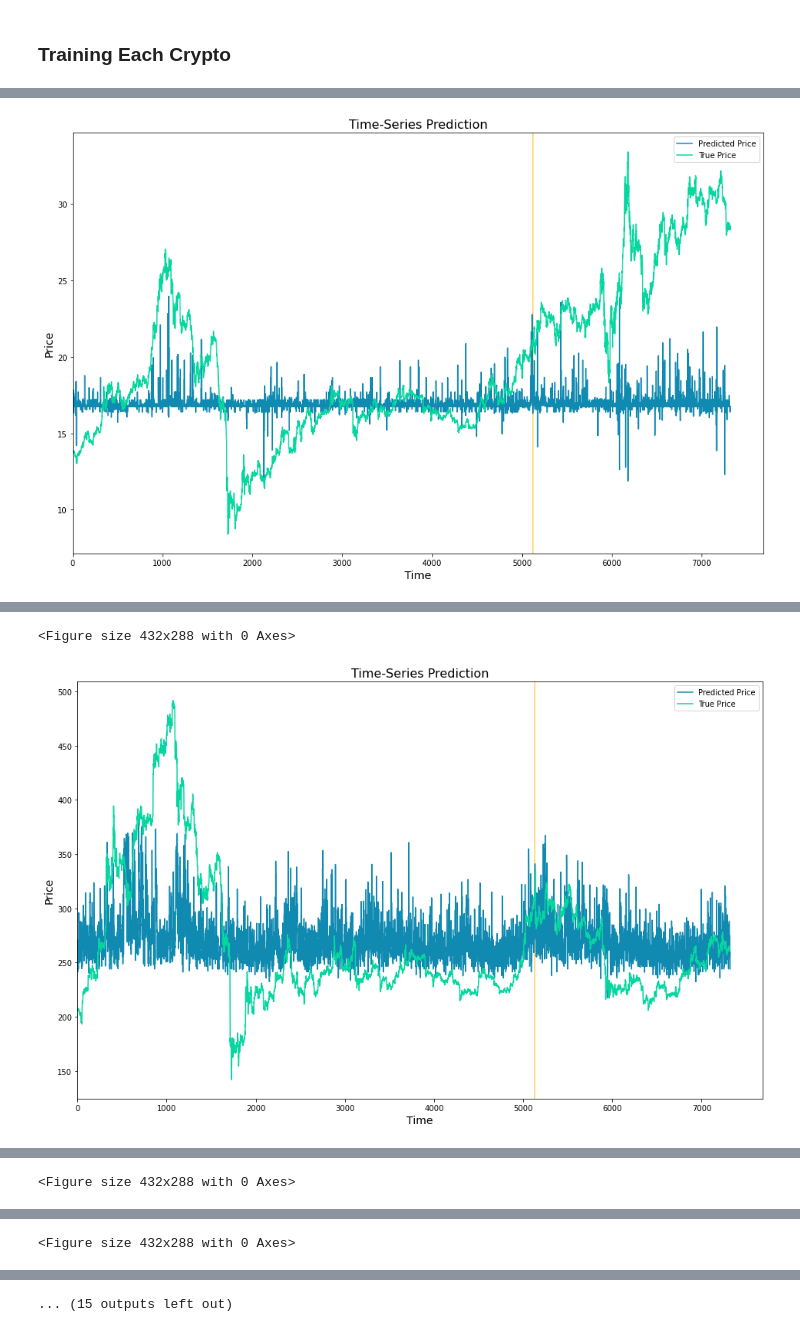
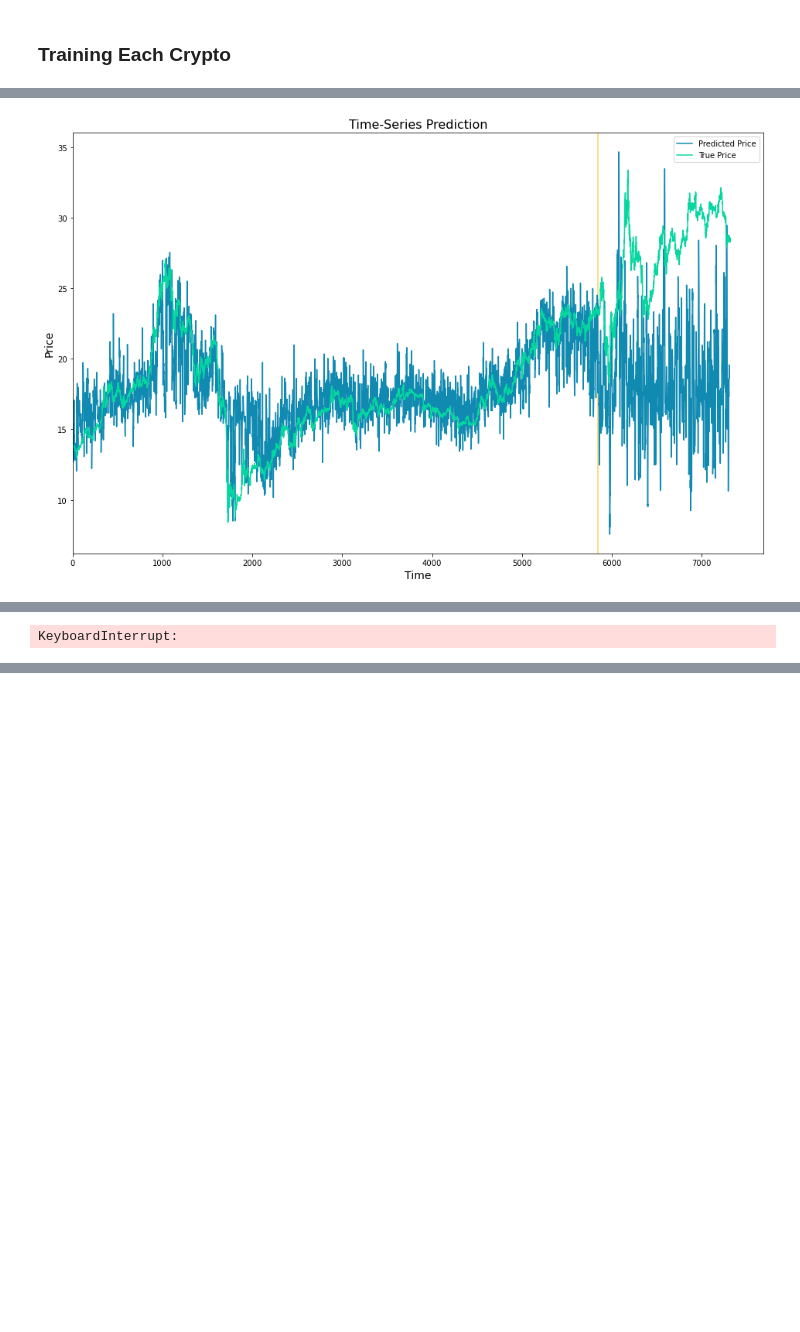
Before and after one commit to kzlecha/comparative-crypto, a Jupyter notebook: Multiple_Models.ipynb, the cells around one changed output, grey strips where cells are left out. Drawn from its saved outputs; the diff is of its cells as text; code cells hidden in the pictures; blank space fills up the shorter version.

Commit message:
2d inputs, training progress

```diff
--- a/Multiple_Models.ipynb
+++ b/Multiple_Models.ipynb
@@ -83,10 +83,12 @@ num_epochs = 1000 #1000 epochs
 learning_rate = 0.01 #0.001 lr
 
 input_size = 5 #number of features
-hidden_size = 5 #number of features in hidden state
+hidden_size = 32 #number of features in hidden state
 num_layers = 1 #number of stacked lstm layers
 
 num_classes = 1 #number of output classes
+
+look_back = 12
 # %%
 criterion = torch.nn.MSELoss()  # mean-squared error for regression
 # %% [markdown]
@@ -100,7 +102,7 @@ def train_test_split_tensor(x, y):
   Custom train/test splitting
   TODO: maybe shorten code by using sklearn.preprocessing.train_test_split
   """
-  cutoff = round(x.shape[0] * 0.7)
+  cutoff = round(x.shape[0] * 0.8)
 
   # split into train and test
   x_train = x[:cutoff, :]
@@ -123,22 +125,31 @@ def process_data(df):
   #df2['priceUsd'] = df2.priceUsd.shift(-1)
   #df = df.iloc[1:-1]
   #df2 = df2.iloc[1:-1]
-
   # split into x and y
   x = df.iloc[:, 1:-2]
+  x_raw = ss.fit_transform(x)
+  #x_raw = x_pre.to_numpy()
+  x_2d = []
+
+  for index in range(len(x_raw) - look_back):
+    x_2d.append(x_raw[index: index + look_back])
+
+  x_2d = np.array(x_2d)
   #y = df2.iloc[:, 0:1]
   y = df.iloc[:,-1:]
 
+  #print(x_2d[:5])
+
   # transform the data
-  x_ss = ss.fit_transform(x)
+  #x_ss = ss.fit_transform(x)
   y_mm = mm.fit_transform(y)
 
+
   # get train and test split and convert to tensors
-  x_train, x_test, y_train, y_test, cutoff = train_test_split_tensor(x_ss, y_mm)
-
+  x_train, x_test, y_train, y_test, cutoff = train_test_split_tensor(x_2d, y_mm)
   # reshape tensors
-  x_train = torch.reshape(x_train, (x_train.shape[0], 1, x_train.shape[1]))
-  x_test = torch.reshape(x_test, (x_test.shape[0], 1, x_test.shape[1]))
+  #x_train = torch.reshape(x_train, (x_train.shape[0], 1, x_train.shape[1]))
+  #x_test = torch.reshape(x_test, (x_test.shape[0], 1, x_test.shape[1]))
 
   return x_train, x_test, y_train, y_test, cutoff
 # %%
@@ -236,12 +247,21 @@ for filename in [name for name in file_list if file_ending in name]:
   lstm, cutoff = train(df, lstm)
 
   df_x_ss = ss.transform(df.iloc[:, 1:-2]) #old transformers
+
+  df_x_2d = []
+  for index in range(len(df_x_ss) - look_back):
+    df_x_2d.append(df_x_ss[index: index + look_back])
   df_y_mm = mm.transform(df.iloc[:, -1:]) #old transformers
 
-  df_x_ss = Variable(torch.Tensor(df_x_ss)) #converting to Tensors
+  df_x_2d = np.array(df_x_2d)
+  df_x_ss = Variable(torch.Tensor(df_x_2d)) #converting to Tensors
   df_y_mm = Variable(torch.Tensor(df_y_mm))
+
   #reshaping the dataset
-  df_x_ss = torch.reshape(df_x_ss, (df_x_ss.shape[0], 1, df_x_ss.shape[1]))
+  #df_x_ss = torch.reshape(df_x_ss, (df_x_ss.shape[0], 1, df_x_ss.shape[1]))
+
+  #print(df_x_ss.size())
+  #print(df_y_mm.size())
 
   train_predict = lstm(df_x_ss) #forward pass
   data_predict = train_predict.data.numpy() #numpy conversion
@@ -284,2 +303,2 @@ neutral prediction:  0.0
-[figure, old version]
+[figure, new version]
 bitcoin-cashhourly.csv
@@ -303,2 +306 @@ neutral prediction:  0.0
-<Figure size 432x288 with 0 Axes>
+KeyboardInterrupt:
-[figure, removed]
@@ -323 +306,0 @@ neutral prediction:  0.0
-<Figure size 432x288 with 0 Axes>
@@ -343 +306,0 @@ neutral prediction:  0.0
-<Figure size 432x288 with 0 Axes>
@@ -363,4 +307,3 @@ neutral prediction:  0.0
-... (15 outputs left out)
 # %%
 print(results)
 # %% [output]
```
Also changed, not shown: parts of 5 cells of this notebook.
